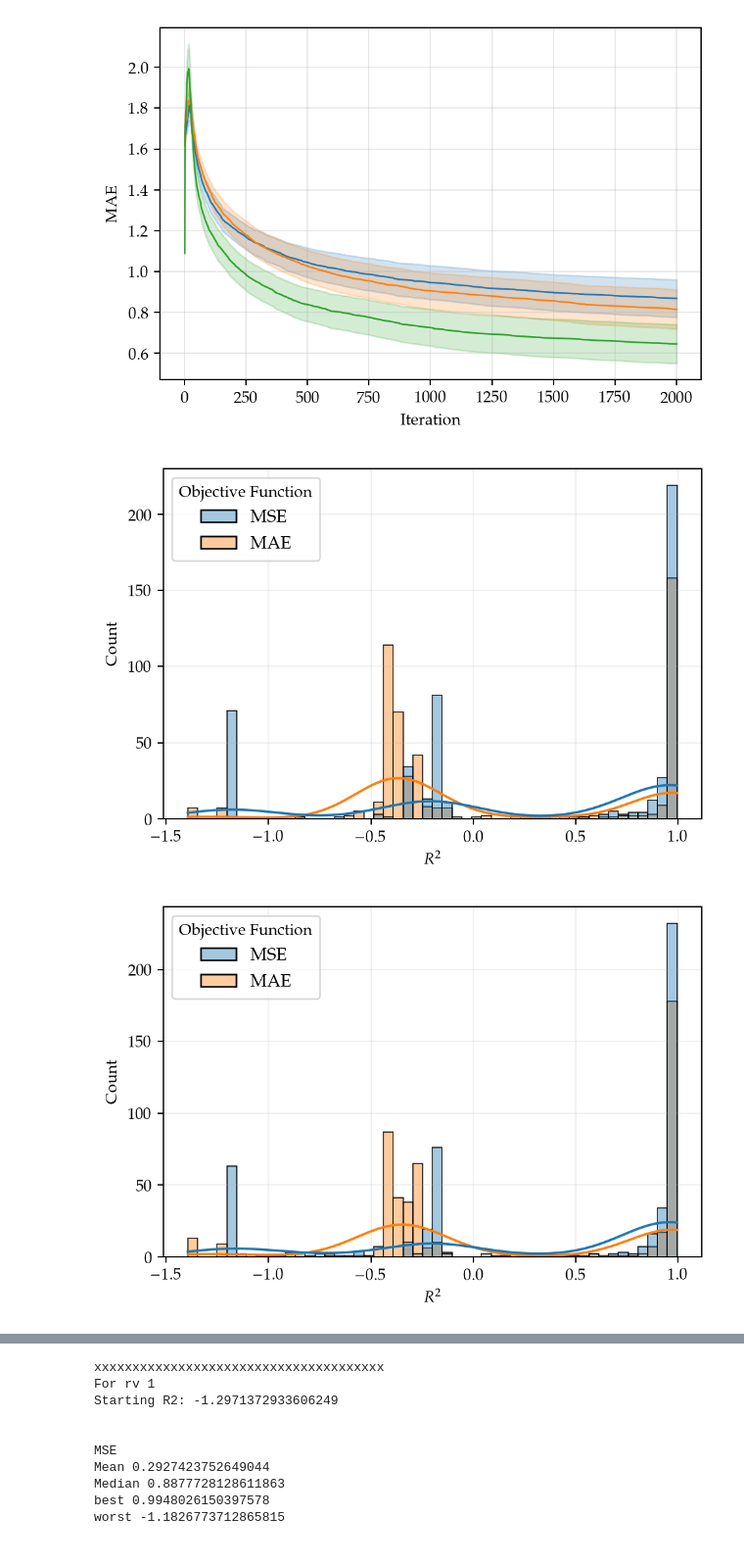
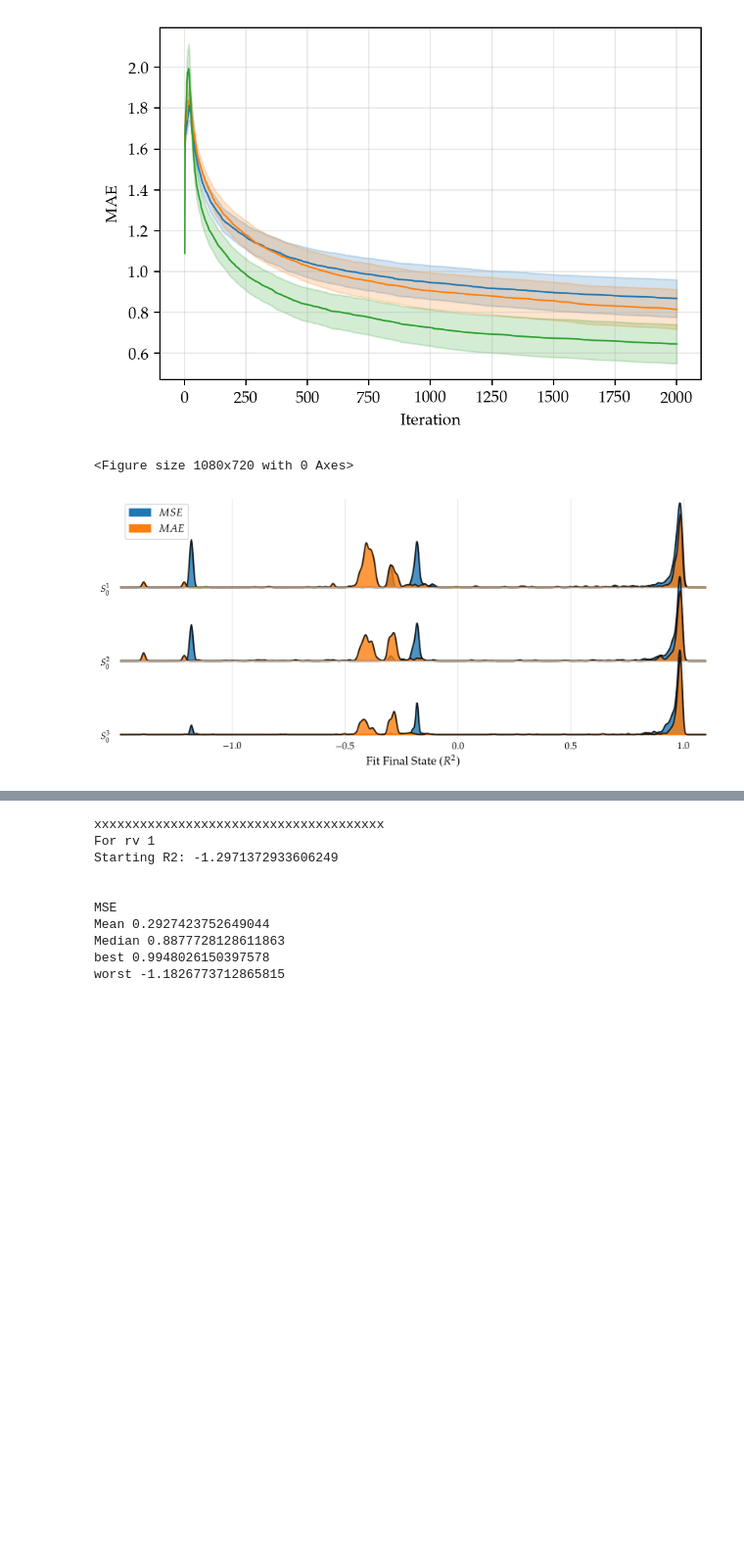
Before and after one commit to Maloup/stochastic-simulation-assignment3, a Jupyter notebook: Objective functions comparison.ipynb, the cells around one changed output, grey strips where cells are left out. Shown at 98% size. Cells and saved outputs as stored; diff of their text form; code cells hidden in the pictures; blank space fills up the shorter version.

Commit message:
Made some final tweaks to plots

```diff
--- a/Objective functions comparison.ipynb
+++ b/Objective functions comparison.ipynb
@@ -99,20 +110,50 @@ Convergence_plotter(xs_chosen, Test_mse, Test_mae, T_steps=2000)
 [figure]
 [figure]
 # %%
-import pandas as pd
-for rv in xs_chosen:
-    MSE_r2 = Test_mse[str(rv)][1]
-    MAE_r2 = Test_mae[str(rv)][1]
-    MSE_r2 = np.array([np.repeat("MSE", len(MSE_r2)), MSE_r2])
-    MAE_r2 = np.array([np.repeat("MAE", len(MAE_r2)), MAE_r2])
-    Data = np.concatenate([MSE_r2, MAE_r2], axis = 1)
 
-    #create a pandas dataframe
-    df = pd.DataFrame(Data.T, columns = ["Objective Function", "$R^2$"])
-    df = df.astype({"$R^2$" : float})
-    plt.grid(alpha = 0.2)
-    sns.histplot(data = df, hue="Objective Function", x="$R^2$", alpha=0.4, kde = True, bins = 50)
-    plt.show()
+
+MSE_r2_s1 = Test_mse[str(xs_chosen[0])][1]
+MAE_r2_s1 = Test_mae[str(xs_chosen[0])][1]
+
+MSE_r2_s2 = Test_mse[str(xs_chosen[1])][1]
+MAE_r2_s2 = Test_mae[str(xs_chosen[1])][1]
+
+MSE_r2_s3 = Test_mse[str(xs_chosen[2])][1]
+MAE_r2_s3 = Test_mae[str(xs_chosen[2])][1]
+
+
+data_s1 = np.array([np.repeat("$S_0^1$", len(MSE_r2_s1)), MSE_r2_s1, MAE_r2_s1])
+data_s2 = np.array([np.repeat("$S_0^2$", len(MSE_r2_s2)), MSE_r2_s2, MAE_r2_s2])
+data_s3 = np.array([np.repeat("$S_0^3$", len(MSE_r2_s3)), MSE_r2_s3, MAE_r2_s3])
+Data = np.concatenate([data_s1, data_s2, data_s3], axis = 1)
+
+df = pd.DataFrame(Data.T, columns = ["Initial State", "$MSE$", "$MAE$"])
+df = df.astype({"$MSE$": float})
+df = df.astype({"$MAE$": float})
+
+plt.figure()
+ax, fig = joyplot(
+    data=df[["Initial State","$MSE$", "$MAE$"]],
+    by="Initial State",
+    column=["$MSE$", "$MAE$"],
+    color=["tab:blue", "tab:orange"],
+    legend=True,
+    alpha=0.8,
+    overlap=0.5,
+    figsize=(9, 4),
+    #hist = True,
+    #bins = 60,
+    bw_method=0.01,
+    loc = "upper left",
+    ylim='own',
+    x_range=[-1.5,1.1],
+    grid=True,
+)
+
+plt.grid(alpha=0.3)
+plt.xlabel('Fit Final State $(R^2)$', fontsize=12)
+plt.savefig("figures/MSE_MAE_R2.pdf", bbox_inches="tight")
+plt.show()
 # %% [output]
+<Figure size 1080x720 with 0 Axes>
-[figure, old version]
+[figure, new version]
-[figure, removed]
```
Also changed, not shown: parts of 5 cells of this notebook, 6 other files.
